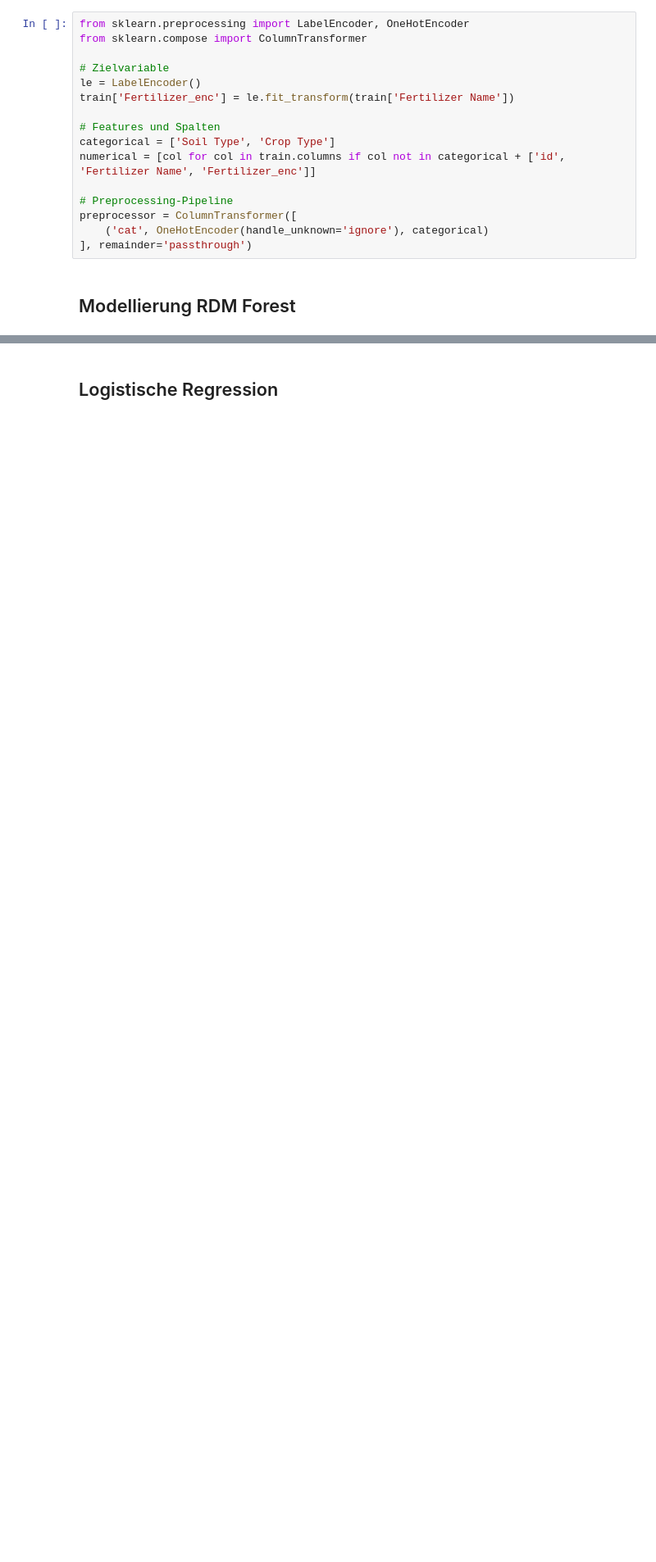
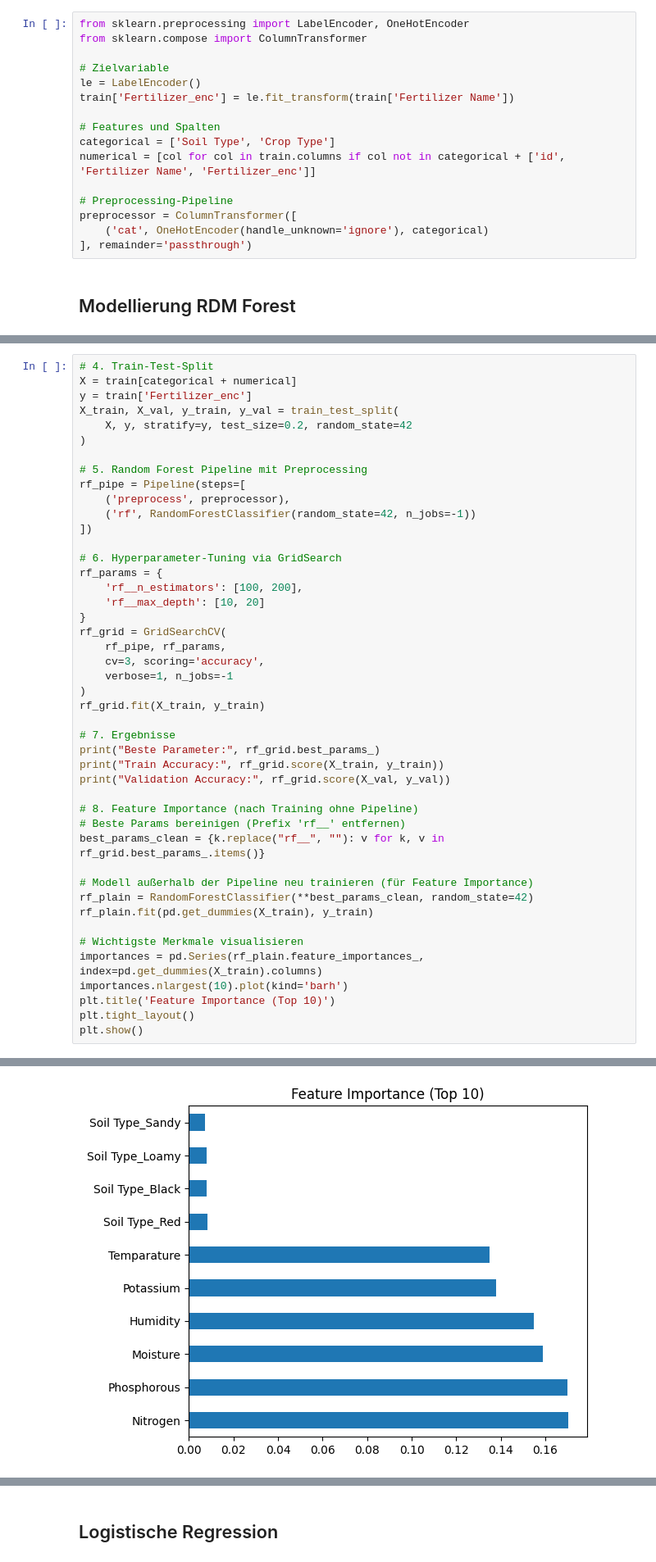
Before and after one commit to yernon/EDA_Jahns_Liefke, a Jupyter notebook: EDA_Jahns_Liefke.ipynb, the cells around one changed output, grey strips where cells are left out. Shown at 82% size. Drawn from its saved outputs; the diff is of its cells as text; blank space fills up the shorter version.

```diff
--- a/EDA_Jahns_Liefke.ipynb
+++ b/EDA_Jahns_Liefke.ipynb
@@ -249,0 +270,46 @@ print("Random Forest Accuracy (Validation):", rf_grid.score(X_val, y_val))
+# %%
+# 4. Train-Test-Split
+X = train[categorical + numerical]
+y = train['Fertilizer_enc']
+X_train, X_val, y_train, y_val = train_test_split(
+    X, y, stratify=y, test_size=0.2, random_state=42
+)
+
+# 5. Random Forest Pipeline mit Preprocessing
+rf_pipe = Pipeline(steps=[
+    ('preprocess', preprocessor),
+    ('rf', RandomForestClassifier(random_state=42, n_jobs=-1))
+])
+
+# 6. Hyperparameter-Tuning via GridSearch
+rf_params = {
+    'rf__n_estimators': [100, 200],
+    'rf__max_depth': [10, 20]
+}
+rf_grid = GridSearchCV(
+    rf_pipe, rf_params,
+    cv=3, scoring='accuracy',
+    verbose=1, n_jobs=-1
+)
+rf_grid.fit(X_train, y_train)
+
+# 7. Ergebnisse
+print("Beste Parameter:", rf_grid.best_params_)
+print("Train Accuracy:", rf_grid.score(X_train, y_train))
+print("Validation Accuracy:", rf_grid.score(X_val, y_val))
+
+# 8. Feature Importance (nach Training ohne Pipeline)
+# Beste Params bereinigen (Prefix 'rf__' entfernen)
+best_params_clean = {k.replace("rf__", ""): v for k, v in rf_grid.best_params_.items()}
+
+# Modell außerhalb der Pipeline neu trainieren (für Feature Importance)
+rf_plain = RandomForestClassifier(**best_params_clean, random_state=42)
+rf_plain.fit(pd.get_dummies(X_train), y_train)
+
+# Wichtigste Merkmale visualisieren
+importances = pd.Series(rf_plain.feature_importances_, index=pd.get_dummies(X_train).columns)
+importances.nlargest(10).plot(kind='barh')
+plt.title('Feature Importance (Top 10)')
+plt.tight_layout()
+plt.show()
+# %% [output]
@@ -249,0 +320 @@ print("Random Forest Accuracy (Validation):", rf_grid.score(X_val, y_val))
+[figure, added]
```
Also changed, not shown: parts of 17 cells of this notebook, 1 other file.
